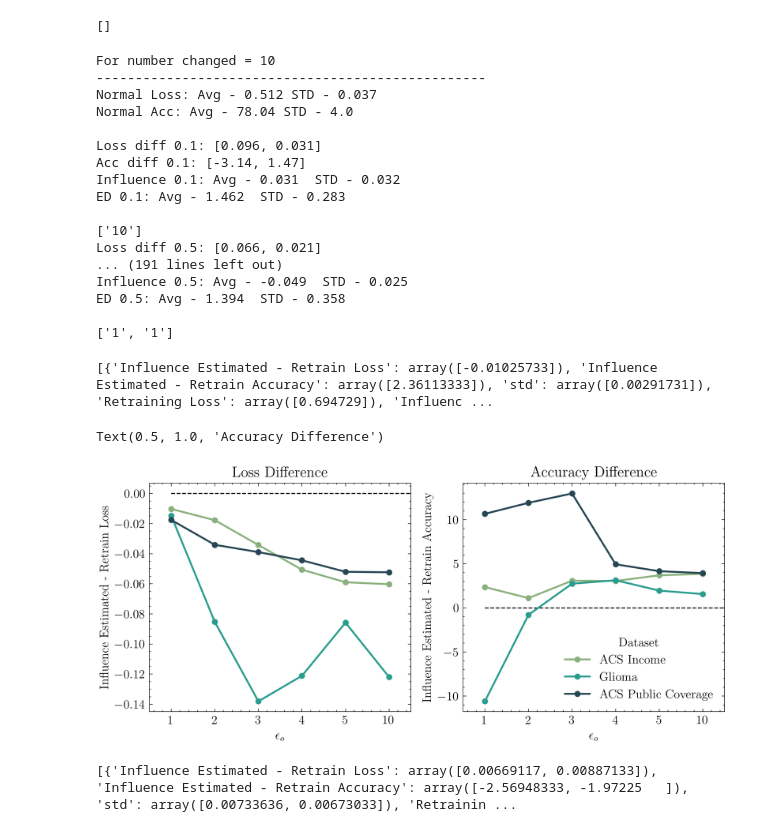
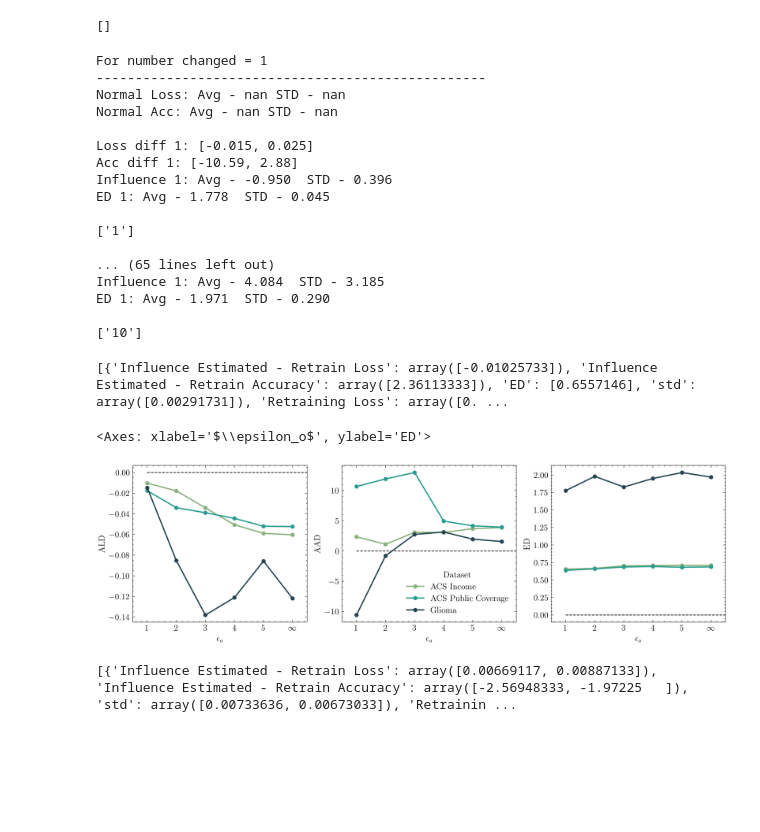
Before and after one commit to alycia-noel/influence-fl, a Jupyter notebook: graphing.ipynb, the cells around one changed output. Cells and saved outputs as stored; diff of their text form; code cells hidden in the pictures; blank space fills up the shorter version.

```diff
--- a/graphing.ipynb
+++ b/graphing.ipynb
@@ -71,17 +71,19 @@ print(q1['adult'])
 # %%
 
 all_to_plot = []
-d_ = 'glioma'
-to_do = [10, 5, 4, 3, 2, 1]
+d_ = 'pubcov'
+to_do = [1,2,3]
 for t in to_do:
     print(f'\n\n\nFor number changed = {t}')
     print('--------------------------------------------------')
-    with open(f'/home/ancarey/influence/final_results/{d_}/{d_}_data_{t}.0_results.pkl', 'rb') as f:
+    # with open(f'/home/ancarey/influence/final_results/{d_}/{d_}_data_{t}.0_results.pkl', 'rb') as f:
+    #     all_data = pickle.load(f)
+    # with open(f'/home/ancarey/influence/final_results/{d_}/{d_}_data_{t}.0_results_removal.pkl', 'rb') as f:
+    #     all_data = pickle.load(f)
+    with open(f'/home/ancarey/influence/final_results/{d_}/{d_}_data_1.0_results_redo_multiple_{t}.pkl', 'rb') as f:
         all_data = pickle.load(f)
-    # with open(f'/home/ancarey/influence/{d_}_data_{t}.0_results_removal.pkl', 'rb') as f:
+    # with open(f'/home/ancarey/influence/{d_}_data_{t}.0_results_redo_changesign.pkl', 'rb') as f:
     #     all_data = pickle.load(f)
-    with open(f'/home/ancarey/influence/{d_}_data_{t}.0_results_redo_inf_calc.pkl', 'rb') as f:
-        redo_data = pickle.load(f)
 
     normal_loss_avg = round(np.average(all_data['normal_losses']),3)
     normal_loss_std = round(np.std(all_data['normal_losses']),3)
@@ -166,7 +168,7 @@ for t in to_do:
         loss_diffs = [round(np.average(best_losses),3), round(np.std(best_losses),3)]
         acc_diffs = [round(np.average(best_accs),2), round(np.std(best_accs),2)]
 
-        best_infs = [inf for i, inf in enumerate(redo_data['pert_inf'][k]) if i in best]
+        best_infs = [inf for i, inf in enumerate(all_data['pert_inf'][k]) if i in best]
         inf_avg = round(np.average(best_infs),3)
         inf_std = round(np.std(best_infs),3)
 
@@ -198,64 +200,72 @@ for t in to_do:
         #   'Influence Estimated Loss': to_plot_inf,
         '$\epsilon$': epsilons,
         'Dataset': dataset}
-    q1[str(d_)].append(df)
+    # q1[str(d_)].append(df)
+
+    removal.append(df)
 # %% [output]
-For number changed = 10
+For number changed = 1
 --------------------------------------------------
-Normal Loss: Avg - 0.512 STD - 0.037
-Normal Acc: Avg - 78.04 STD - 4.0
+Normal Loss: Avg - nan STD - nan
+Normal Acc: Avg - nan STD - nan
 
-Loss diff 0.1: [0.096, 0.031]
-Acc diff 0.1: [-3.14, 1.47]
-Influence 0.1: Avg - 0.031  STD - 0.032
-ED 0.1: Avg - 1.462  STD - 0.283
+Loss diff 1: [-0.015, 0.025]
+Acc diff 1: [-10.59, 2.88]
+Influence 1: Avg - -0.950  STD - 0.396
+ED 1: Avg - 1.778  STD - 0.045
+
+['1']
+
+... (65 lines left out)
+Influence 1: Avg - 4.084  STD - 3.185
+ED 1: Avg - 1.971  STD - 0.290
 
 ['10']
-Loss diff 0.5: [0.066, 0.021]
-... (191 lines left out)
-Influence 0.5: Avg - -0.049  STD - 0.025
-ED 0.5: Avg - 1.394  STD - 0.358
-
-['1', '1']
 # %%
 
 palette =  ["#8ab17d", "#2a9d8f","#264653"]
 
 df = removal
 
 sub = {'adult': 'ACS Income',
        'glioma': 'Glioma',
        'pubcov': 'ACS Public Coverage'
 
 }
 print(df)
-f, (ax1, ax2) = plt.subplots(1, 2, figsize=(10, 4))
+f, (ax1, ax2, ax3) = plt.subplots(1, 3, figsize=(15, 4))
 
-df_ = {"Influence Estimated - Retrain Loss": np.concatenate([df[i]["Influence Estimated - Retrain Loss"] for i in range(len(df))]),
-      "Influence Estimated - Retrain Accuracy": np.concatenate([df[i]["Influence Estimated - Retrain Accuracy"] for i in range(len(df))]),
+df_ = {"ALD": np.concatenate([df[i]["Influence Estimated - Retrain Loss"] for i in range(len(df))]),
+      "AAD": np.concatenate([df[i]["Influence Estimated - Retrain Accuracy"] for i in range(len(df))]),
+      "ED": np.concatenate([df[i]["ED"] for i in range(len(df))]),
       "Dataset": [sub[word] for word in np.concatenate([df[i]["Dataset"] for i in range(len(df))])],
       "$\epsilon_c$": np.concatenate([df[i]["$\epsilon$"] for i in range(len(df))]),
-      "$\epsilon_o$": np.concatenate([df[i]['$\epsilon_o$'] for i in range(len(df))])}
+      "$\epsilon_o$": list(np.concatenate([df[i]['$\epsilon_o$'] for i in range(len(df))]))}
 
+
+for i, x in enumerate(df_["$\epsilon_o$"]):
+    if x == "10":
+        df_["$\epsilon_o$"][i] = "$\infty$"
+
+df_["$\epsilon_o$"] = np.array(df_["$\epsilon_o$"])
 sns.lineplot(x=[0,6], y =[0,0], linestyle='--', color='black', ax=ax1)
 sns.lineplot(x=[0,6], y =[0,0], linestyle='--', color='black', ax=ax2)
-sns.pointplot(x="$\epsilon_o$",y="Influence Estimated - Retrain Loss", data=df_, hue="Dataset", palette=sns.color_palette(palette, len(palette)), ax=ax1, legend=False)
-sns.pointplot(x="$\epsilon_o$",y="Influence Estimated - Retrain Accuracy", data=df_, hue="Dataset", palette=sns.color_palette(palette, len(palette)), ax=ax2, legend='full')
+sns.lineplot(x=[0,6], y =[0,0], linestyle='--', color='black', ax=ax3)
+sns.pointplot(x="$\epsilon_o$",y="ALD", data=df_, hue="Dataset", palette=sns.color_palette(palette, len(palette)), ax=ax1, legend=False)
+sns.pointplot(x="$\epsilon_o$",y="AAD", data=df_, hue="Dataset", palette=sns.color_palette(palette, len(palette)), ax=ax2, legend='full')
+sns.pointplot(x="$\epsilon_o$",y="ED", data=df_, hue="Dataset", palette=sns.color_palette(palette, len(palette)), ax=ax3, legend=False)
 
       # plt.legend(title="$\epsilon_o$")
-
-ax1.set_title("Loss Difference")
-ax2.set_title("Accuracy Difference")
 
 # for i, df in enumerate(all_to_plot):
 #       d = df["Actual - Influence Estimated Loss"]
 #       x = df["$\epsilon$"]
 #       err = df["std"]
 #       ax.fill_between(x, d - err, d + err, alpha=0.2)
 # %% [output]
-[{'Influence Estimated - Retrain Loss': array([-0.01025733]), 'Influence Estimated - Retrain Accuracy': array([2.36113333]), 'std': array([0.00291731]), 'Retraining Loss': array([0.694729]), 'Influenc ...
+[{'Influence Estimated - Retrain Loss': array([-0.01025733]), 'Influence Estimated - Retrain Accuracy': array([2.36113333]), 'ED': [0.6557146], 'std': array([0.00291731]), 'Retraining Loss': array([0. ...
-Text(0.5, 1.0, 'Accuracy Difference')
+<Axes: xlabel='$\\epsilon_o$', ylabel='ED'>
-[figure, old version]
+[figure, new version]
 # %%
 palette =  ["#8ab17d", "#2a9d8f"]
 
```
Also changed, not shown: parts of 1 cell of this notebook.
